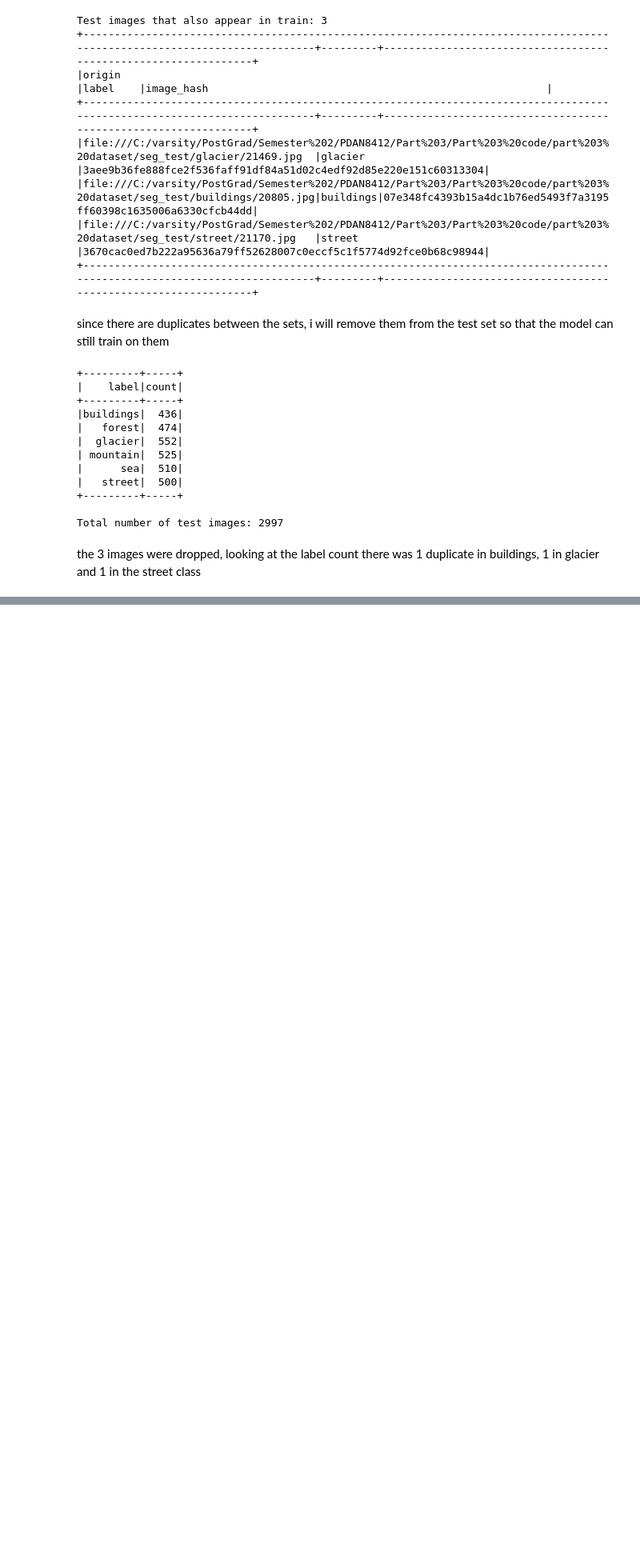
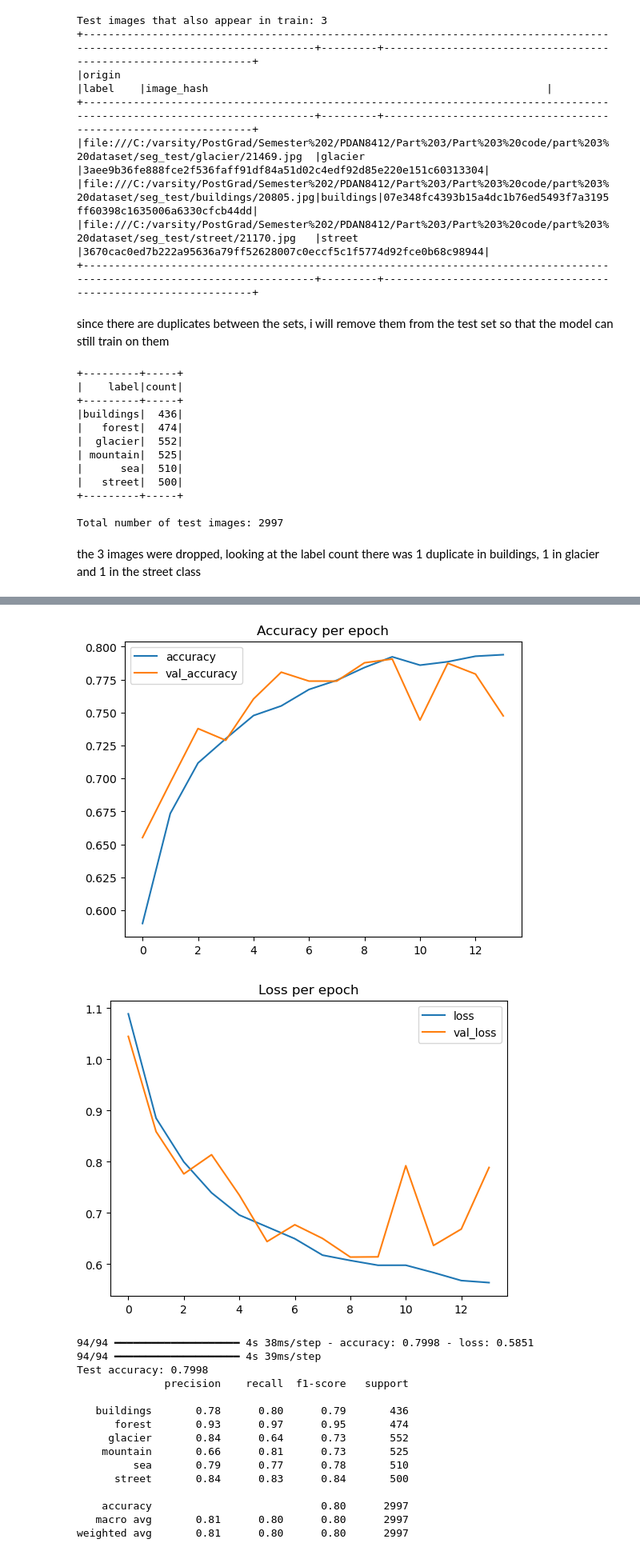
Before and after one commit to EMWCCN/pdan8412-2026-poe-part-3-convolutional-neural-networks-cnn-st10355869, a Jupyter notebook: PDAN8412 P3.ipynb, the cells around one changed output, grey strips where cells are left out. Shown at 80% size. Drawn from its saved outputs; the diff is of its cells as text; code cells hidden in the pictures; blank space fills up the shorter version.

```diff
--- a/PDAN8412 P3.ipynb
+++ b/PDAN8412 P3.ipynb
@@ -319,7 +328,3 @@ print(f"Total number of test images: {image_df_test.count()}")
 Total number of test images: 2997
 # %% [markdown]
 the 3 images were dropped, looking at the label count there was 1 duplicate in buildings, 1 in glacier and 1 in the street class
-# %%
-#dropping the hashed column as it is not needed
-image_df_train = image_df_train.drop("image_hash")
-image_df_test = image_df_test.drop("image_hash")
@@ -325,0 +380,3 @@ image_df_test = image_df_test.drop("image_hash")
+# %%
+from sklearn.model_selection import train_test_split
+training, validation = train_test_split(train_meta, test_size=0.2, stratify=train_meta["y"], random_state=42)
@@ -325,0 +511,19 @@ image_df_test = image_df_test.drop("image_hash")
+# %%
+#only adding dropout to see what the change will do
+model_reg = Sequential([
+    layers.Input(shape=(150, 150, 3)),
+    #same augmentation
+    layers.Rescaling(1./255),
+    layers.RandomFlip("horizontal"),
+    layers.RandomRotation(0.1),
+    layers.RandomZoom(0.1),
+    #convolutional layers
+    layers.Conv2D(32, 3, activation="relu"),
+    layers.MaxPooling2D(),
+    layers.Conv2D(64, 3, activation="relu"),
+    layers.MaxPooling2D(),
+    layers.Flatten(),
+    #adding dropout layer
+    layers.Dropout(0.5),
+    layers.Dense(6, activation="softmax"),
+])
@@ -325,0 +532,8 @@ image_df_test = image_df_test.drop("image_hash")
+# %%
+model_reg.compile(
+    optimizer="adam",
+    loss="sparse_categorical_crossentropy",
+    metrics=["accuracy"],
+)
+#Use the same early stopping
+history_reg = model_reg.fit(train_ds, validation_data=val_ds, epochs=20, callbacks=[early_stop])
@@ -325,0 +559,29 @@ image_df_test = image_df_test.drop("image_hash")
+# %%
+hist_reg = pd.DataFrame(history_reg.history)
+hist_reg[["accuracy", "val_accuracy"]].plot(title="Accuracy per epoch")
+hist_reg[["loss", "val_loss"]].plot(title="Loss per epoch")
+plt.show()
+
+test_loss, test_acc = model_reg.evaluate(test_ds)
+y_pred_reg = np.argmax(model_reg.predict(test_ds), axis=1)
+y_true_reg = test_meta["y"].values
+print(f"Test accuracy: {test_acc:.4f}")
+print(classification_report(y_true_reg, y_pred_reg, target_names=classes))
+# %% [output]
+[figure, added]
+[figure, added]
+94/94 ━━━━━━━━━━━━━━━━━━━━ 4s 38ms/step - accuracy: 0.7998 - loss: 0.5851
+94/94 ━━━━━━━━━━━━━━━━━━━━ 4s 39ms/step
+Test accuracy: 0.7998
+              precision    recall  f1-score   support
+
+   buildings       0.78      0.80      0.79       436
+      forest       0.93      0.97      0.95       474
+     glacier       0.84      0.64      0.73       552
+    mountain       0.66      0.81      0.73       525
+         sea       0.79      0.77      0.78       510
+      street       0.84      0.83      0.84       500
+
+    accuracy                           0.80      2997
+   macro avg       0.81      0.80      0.80      2997
+weighted avg       0.81      0.80      0.80      2997
```
Also changed, not shown: parts of 38 cells of this notebook.
